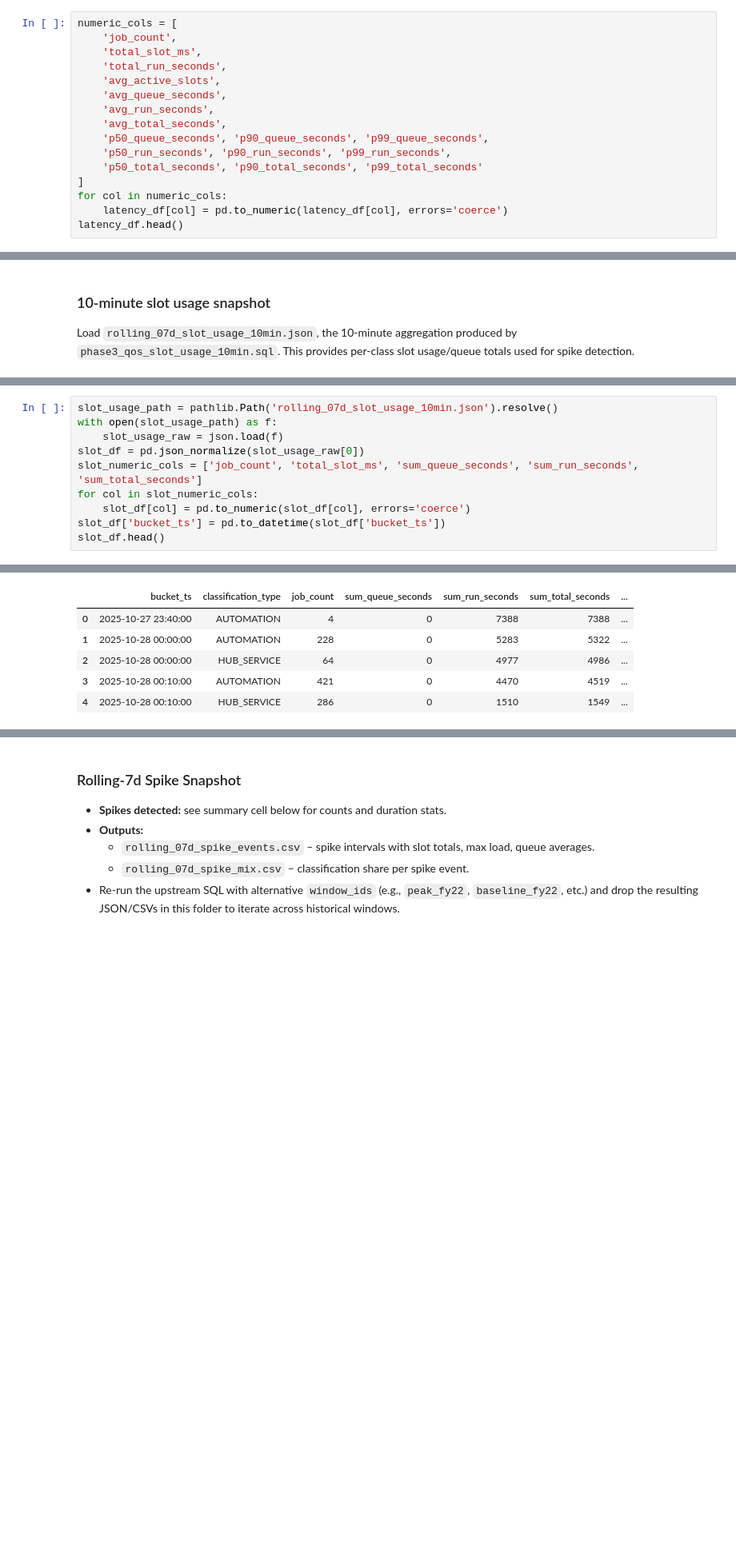
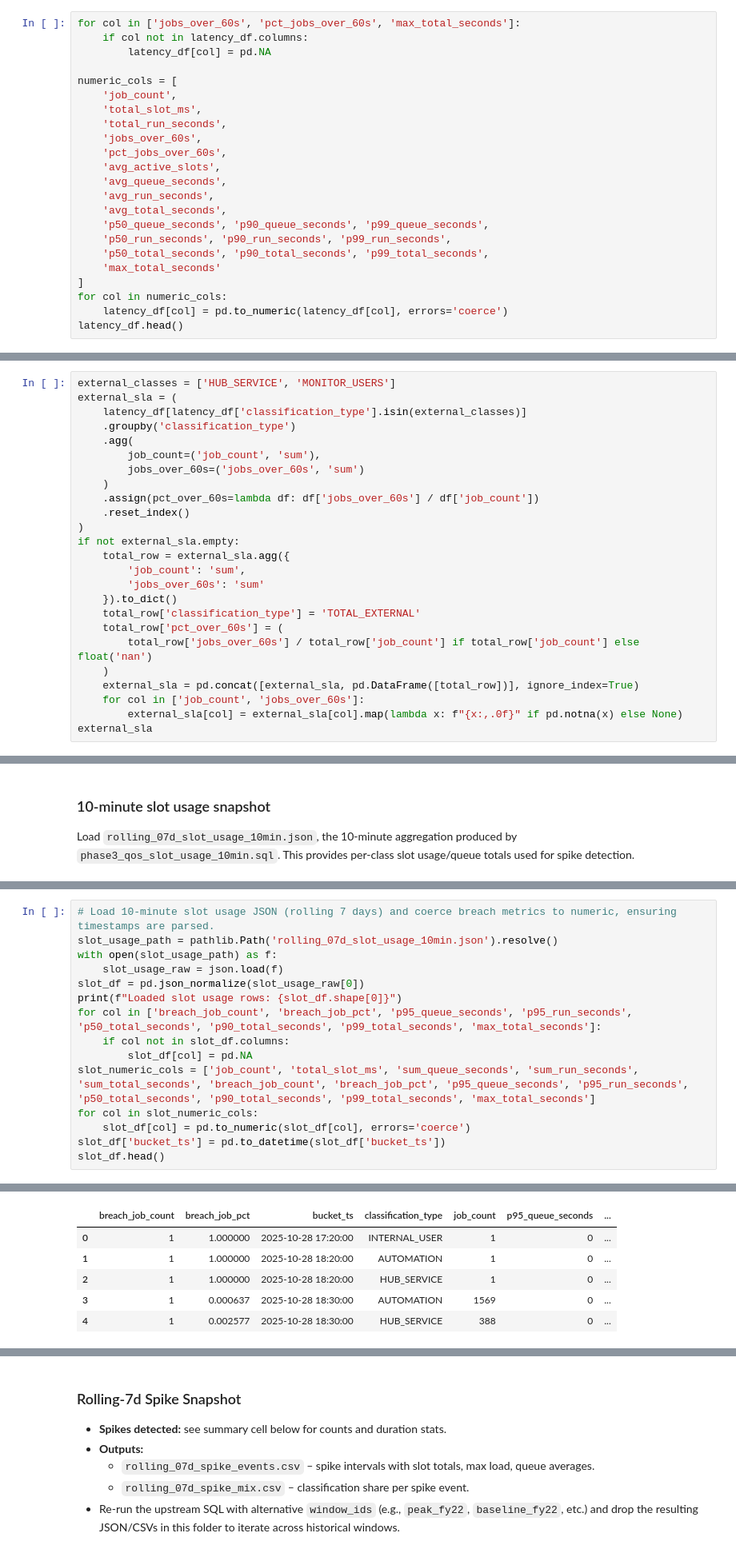
Before and after one commit to narvar/bigquery-optimization-queries, a Jupyter notebook: narvar/analysis_peak_2025_gpt_codex/notebooks/phase3_qos_analysis.ipynb, the cells around one changed output, grey strips where cells are left out. Shown at 80% size. Drawn from its saved outputs; the diff is of its cells as text; blank space fills up the shorter version.

```diff
--- a/narvar/analysis_peak_2025_gpt_codex/notebooks/phase3_qos_analysis.ipynb
+++ b/narvar/analysis_peak_2025_gpt_codex/notebooks/phase3_qos_analysis.ipynb
@@ -121,17 +312,24 @@ latency_df
 ### Load latency metrics
 Read the rolling-7d latency query output (`rolling_07d_latency.json`) into a DataFrame and coerce numeric columns. This file is the raw response from `phase3_qos_latency_metrics.sql` filtered to the `rolling_07d` window.
 # %%
+for col in ['jobs_over_60s', 'pct_jobs_over_60s', 'max_total_seconds']:
+    if col not in latency_df.columns:
+        latency_df[col] = pd.NA
+
 numeric_cols = [
     'job_count',
     'total_slot_ms',
     'total_run_seconds',
+    'jobs_over_60s',
+    'pct_jobs_over_60s',
     'avg_active_slots',
     'avg_queue_seconds',
     'avg_run_seconds',
     'avg_total_seconds',
     'p50_queue_seconds', 'p90_queue_seconds', 'p99_queue_seconds',
     'p50_run_seconds', 'p90_run_seconds', 'p99_run_seconds',
-    'p50_total_seconds', 'p90_total_seconds', 'p99_total_seconds'
+    'p50_total_seconds', 'p90_total_seconds', 'p99_total_seconds',
+    'max_total_seconds'
 ]
 for col in numeric_cols:
     latency_df[col] = pd.to_numeric(latency_df[col], errors='coerce')
@@ -196,0 +462,25 @@ latency_summary
+# %%
+external_classes = ['HUB_SERVICE', 'MONITOR_USERS']
+external_sla = (
+    latency_df[latency_df['classification_type'].isin(external_classes)]
+    .groupby('classification_type')
+    .agg(
+        job_count=('job_count', 'sum'),
+        jobs_over_60s=('jobs_over_60s', 'sum')
+    )
+    .assign(pct_over_60s=lambda df: df['jobs_over_60s'] / df['job_count'])
+    .reset_index()
+)
+if not external_sla.empty:
+    total_row = external_sla.agg({
+        'job_count': 'sum',
+        'jobs_over_60s': 'sum'
+    }).to_dict()
+    total_row['classification_type'] = 'TOTAL_EXTERNAL'
+    total_row['pct_over_60s'] = (
+        total_row['jobs_over_60s'] / total_row['job_count'] if total_row['job_count'] else float('nan')
+    )
+    external_sla = pd.concat([external_sla, pd.DataFrame([total_row])], ignore_index=True)
+    for col in ['job_count', 'jobs_over_60s']:
+        external_sla[col] = external_sla[col].map(lambda x: f"{x:,.0f}" if pd.notna(x) else None)
+external_sla
@@ -238,9 +541,14 @@ Share of reservation: 34.48%
 # %%
+# Load 10-minute slot usage JSON (rolling 7 days) and coerce breach metrics to numeric, ensuring timestamps are parsed.
 slot_usage_path = pathlib.Path('rolling_07d_slot_usage_10min.json').resolve()
 with open(slot_usage_path) as f:
     slot_usage_raw = json.load(f)
 slot_df = pd.json_normalize(slot_usage_raw[0])
-slot_numeric_cols = ['job_count', 'total_slot_ms', 'sum_queue_seconds', 'sum_run_seconds', 'sum_total_seconds']
+print(f"Loaded slot usage rows: {slot_df.shape[0]}")
+for col in ['breach_job_count', 'breach_job_pct', 'p95_queue_seconds', 'p95_run_seconds', 'p50_total_seconds', 'p90_total_seconds', 'p99_total_seconds', 'max_total_seconds']:
+    if col not in slot_df.columns:
+        slot_df[col] = pd.NA
+slot_numeric_cols = ['job_count', 'total_slot_ms', 'sum_queue_seconds', 'sum_run_seconds', 'sum_total_seconds', 'breach_job_count', 'breach_job_pct', 'p95_queue_seconds', 'p95_run_seconds', 'p50_total_seconds', 'p90_total_seconds', 'p99_total_seconds', 'max_total_seconds']
 for col in slot_numeric_cols:
     slot_df[col] = pd.to_numeric(slot_df[col], errors='coerce')
 slot_df['bucket_ts'] = pd.to_datetime(slot_df['bucket_ts'])
@@ -249,6 +558,6 @@ slot_df.head()
-|  | bucket_ts | classification_type | job_count | sum_queue_seconds | sum_run_seconds | sum_total_seconds | ... |
-| 0 | 2025-10-27 23:40:00 | AUTOMATION | 4 | 0 | 7388 | 7388 | ... |
-| 1 | 2025-10-28 00:00:00 | AUTOMATION | 228 | 0 | 5283 | 5322 | ... |
-| 2 | 2025-10-28 00:00:00 | HUB_SERVICE | 64 | 0 | 4977 | 4986 | ... |
-| 3 | 2025-10-28 00:10:00 | AUTOMATION | 421 | 0 | 4470 | 4519 | ... |
-| 4 | 2025-10-28 00:10:00 | HUB_SERVICE | 286 | 0 | 1510 | 1549 | ... |
+|  | breach_job_count | breach_job_pct | bucket_ts | classification_type | job_count | p95_queue_seconds | ... |
+| 0 | 1 | 1.000000 | 2025-10-28 17:20:00 | INTERNAL_USER | 1 | 0 | ... |
+| 1 | 1 | 1.000000 | 2025-10-28 18:20:00 | AUTOMATION | 1 | 0 | ... |
+| 2 | 1 | 1.000000 | 2025-10-28 18:20:00 | HUB_SERVICE | 1 | 0 | ... |
+| 3 | 1 | 0.000637 | 2025-10-28 18:30:00 | AUTOMATION | 1569 | 0 | ... |
+| 4 | 1 | 0.002577 | 2025-10-28 18:30:00 | HUB_SERVICE | 388 | 0 | ... |
```
Also changed, not shown: parts of 39 cells of this notebook, 12 other files.
